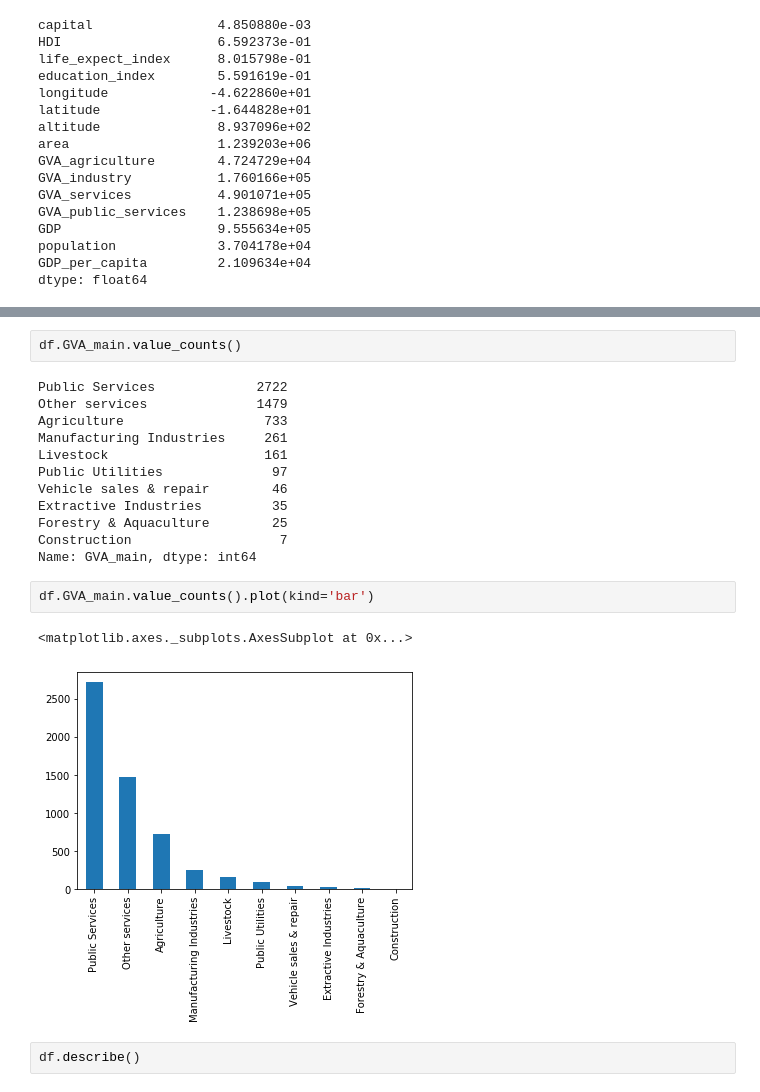
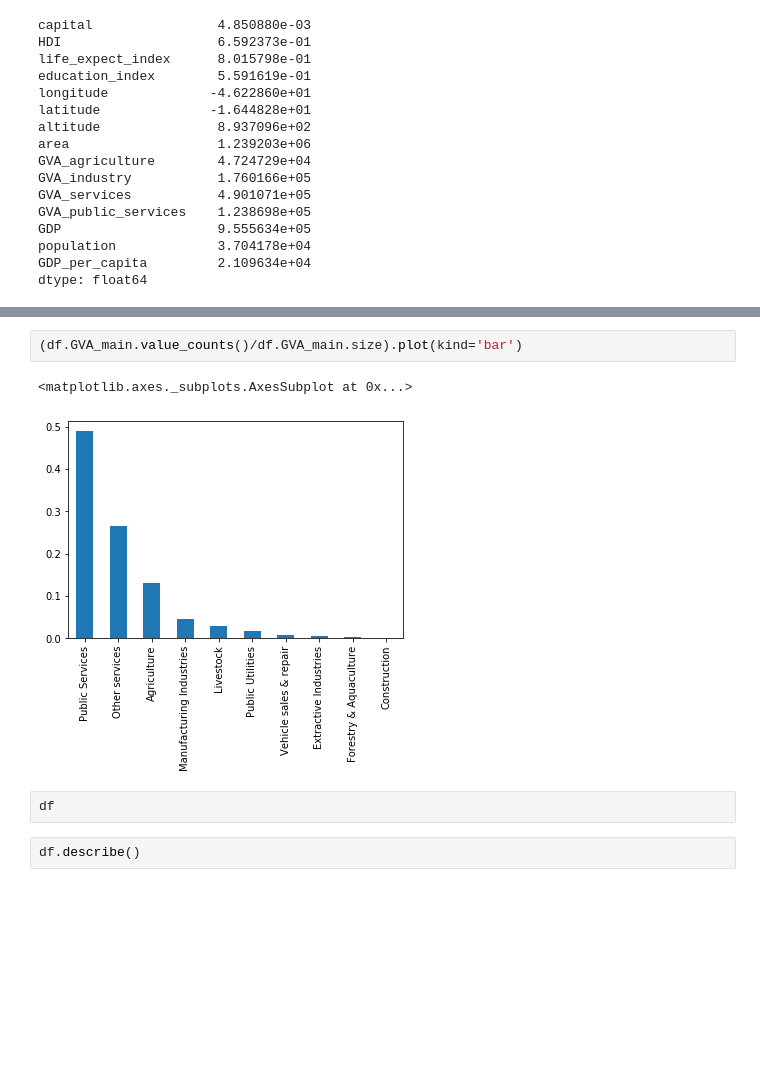
Before and after one commit to mvsantosdev/machine-learning-an-introduction-for-physics, a Jupyter notebook: notebooks/EDA.ipynb, the cells around one changed output, grey strips where cells are left out. Cells and saved outputs as stored; diff of their text form; blank space fills up the shorter version.

```diff
--- a/notebooks/EDA.ipynb
+++ b/notebooks/EDA.ipynb
@@ -257,22 +331,10 @@ dtype: float64
+# %%
+(df.GVA_main.value_counts()/df.GVA_main.size).plot(kind='bar')
+# %% [output]
+<matplotlib.axes._subplots.AxesSubplot at 0x...>
+[figure, added]
 # %%
-df.GVA_main.value_counts()
+df
-# %% [output]
-Public Services             2722
-Other services              1479
-Agriculture                  733
-Manufacturing Industries     261
-Livestock                    161
-Public Utilities              97
-Vehicle sales & repair        46
-Extractive Industries         35
-Forestry & Aquaculture        25
-Construction                   7
-Name: GVA_main, dtype: int64
-# %%
-df.GVA_main.value_counts().plot(kind='bar')
-# %% [output]
-<matplotlib.axes._subplots.AxesSubplot at 0x...>
-[figure, removed]
 # %%
 df.describe()
 # %% [output]
```
Also changed, not shown: parts of 30 cells of this notebook, 2 other files.
